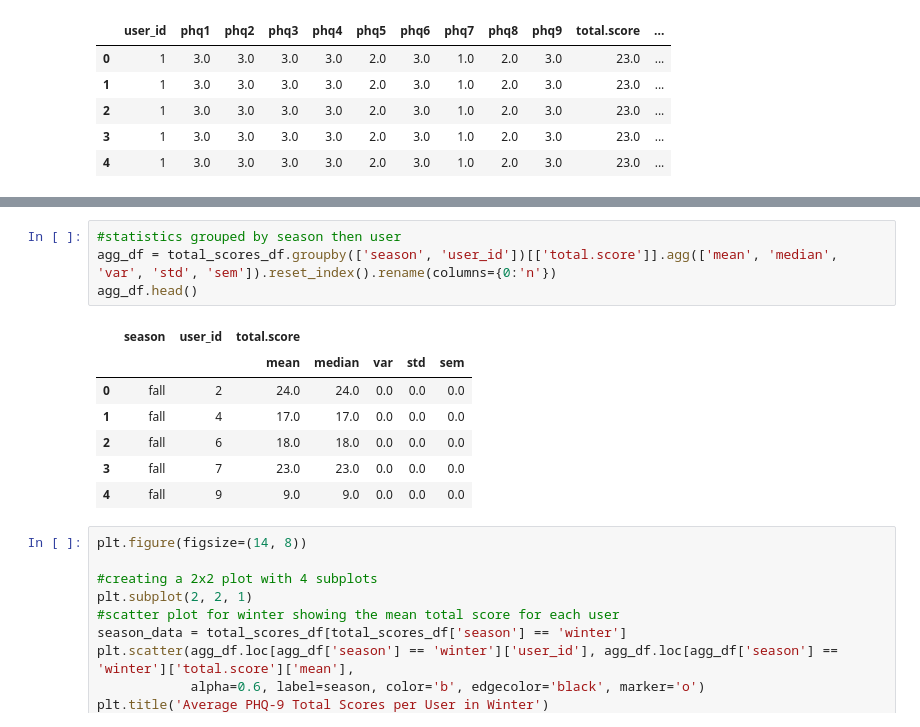
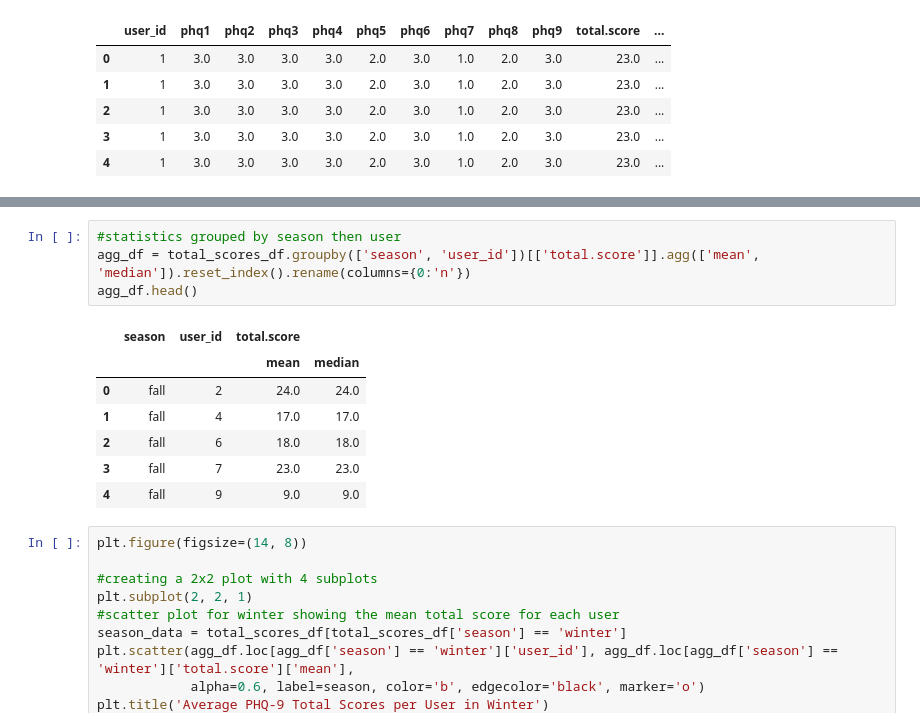
Before and after one commit to meera-patel01/PHQ-9-ANALYSIS, a Jupyter notebook: PHQ-9 ANALYSIS.ipynb, the cells around one changed output, grey strips where cells are left out. Saved outputs shown, nothing was run; the diff lists cells and outputs as text.

```diff
--- a/PHQ-9 ANALYSIS.ipynb
+++ b/PHQ-9 ANALYSIS.ipynb
@@ -113,15 +128,15 @@ plt.show()
 # %%
 #statistics grouped by season then user
-agg_df = total_scores_df.groupby(['season', 'user_id'])[['total.score']].agg(['mean', 'median', 'var', 'std', 'sem']).reset_index().rename(columns={0:'n'})
+agg_df = total_scores_df.groupby(['season', 'user_id'])[['total.score']].agg(['mean', 'median']).reset_index().rename(columns={0:'n'})
 agg_df.head()
 # %% [output]
-|  | season | user_id | total.score |  |  |  |  |
-|  |  |  | mean | median | var | std | sem |
-| 0 | fall | 2 | 24.0 | 24.0 | 0.0 | 0.0 | 0.0 |
-| 1 | fall | 4 | 17.0 | 17.0 | 0.0 | 0.0 | 0.0 |
-| 2 | fall | 6 | 18.0 | 18.0 | 0.0 | 0.0 | 0.0 |
-| 3 | fall | 7 | 23.0 | 23.0 | 0.0 | 0.0 | 0.0 |
-| 4 | fall | 9 | 9.0 | 9.0 | 0.0 | 0.0 | 0.0 |
+|  | season | user_id | total.score |  |
+|  |  |  | mean | median |
+| 0 | fall | 2 | 24.0 | 24.0 |
+| 1 | fall | 4 | 17.0 | 17.0 |
+| 2 | fall | 6 | 18.0 | 18.0 |
+| 3 | fall | 7 | 23.0 | 23.0 |
+| 4 | fall | 9 | 9.0 | 9.0 |
 # %%
 plt.figure(figsize=(14, 8))
 
```
Also changed, not shown: parts of 9 cells of this notebook.
